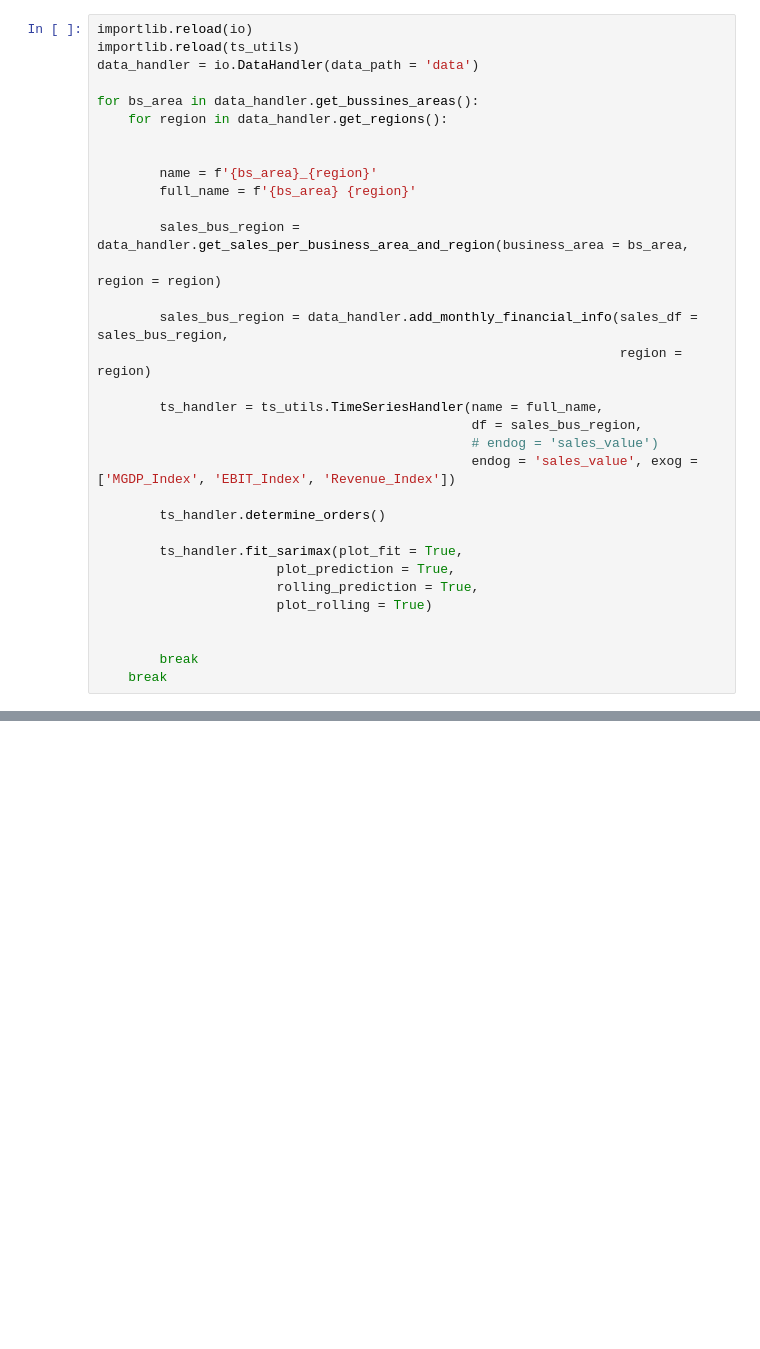
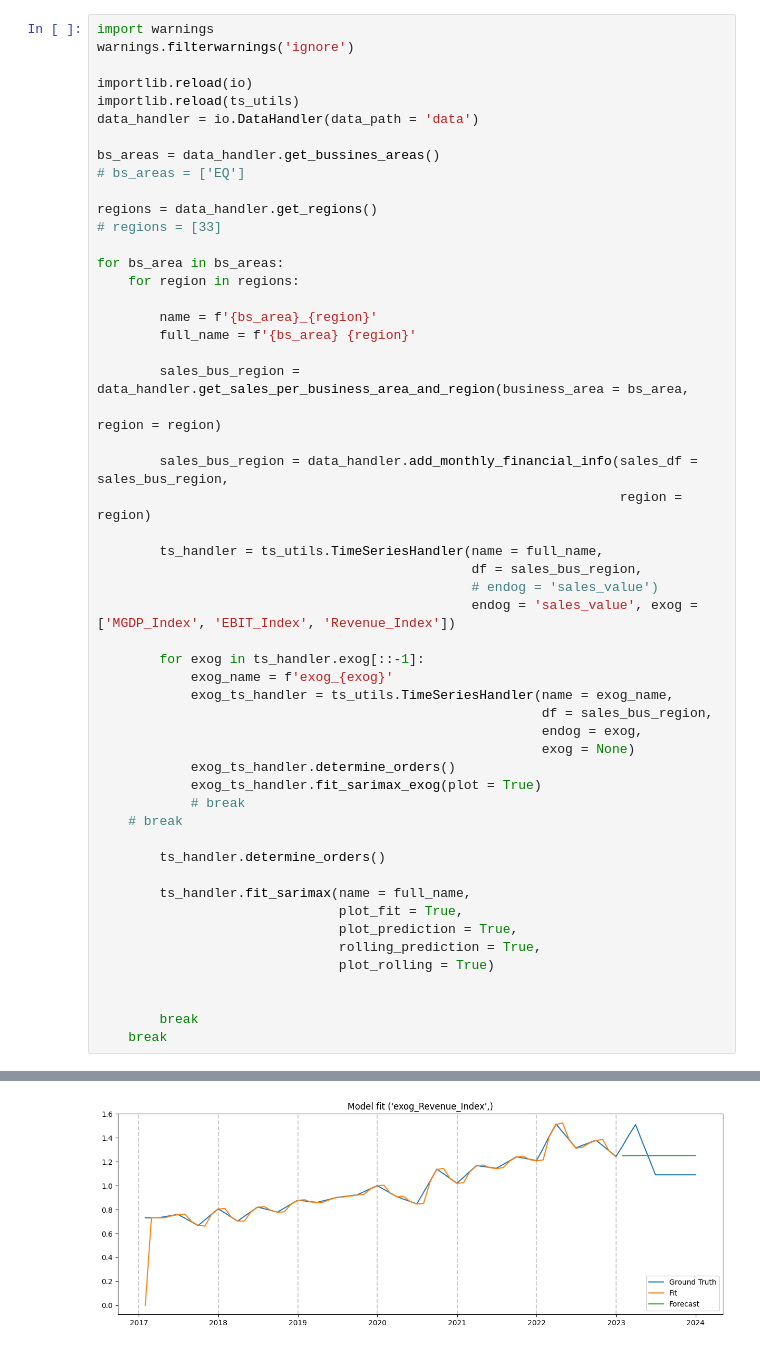
Before and after one commit to ilijavishinov/price-forecasting, a Jupyter notebook: sarimax.ipynb, the cells around one changed output, grey strips where cells are left out. Drawn from its saved outputs; the diff is of its cells as text; blank space fills up the shorter version.

Commit message:
add forecast of exog features

```diff
--- a/sarimax.ipynb
+++ b/sarimax.ipynb
@@ -18,11 +26,19 @@ from statsmodels.tsa.stattools import adfuller, pacf
 # %%
+import warnings
+warnings.filterwarnings('ignore')
+
 importlib.reload(io)
 importlib.reload(ts_utils)
 data_handler = io.DataHandler(data_path = 'data')
 
-for bs_area in data_handler.get_bussines_areas():
-    for region in data_handler.get_regions():
+bs_areas = data_handler.get_bussines_areas()
+# bs_areas = ['EQ']
 
+regions = data_handler.get_regions()
+# regions = [33]
+
+for bs_area in bs_areas:
+    for region in regions:
 
         name = f'{bs_area}_{region}'
         full_name = f'{bs_area} {region}'
@@ -38,13 +54,26 @@ for bs_area in data_handler.get_bussines_areas():
                                                 # endog = 'sales_value')
                                                 endog = 'sales_value', exog = ['MGDP_Index', 'EBIT_Index', 'Revenue_Index'])
 
+        for exog in ts_handler.exog[::-1]:
+            exog_name = f'exog_{exog}'
+            exog_ts_handler = ts_utils.TimeSeriesHandler(name = exog_name,
+                                                         df = sales_bus_region,
+                                                         endog = exog,
+                                                         exog = None)
+            exog_ts_handler.determine_orders()
+            exog_ts_handler.fit_sarimax_exog(plot = True)
+            # break
+    # break
+
         ts_handler.determine_orders()
 
-        ts_handler.fit_sarimax(plot_fit = True,
-                       plot_prediction = True,
-                       rolling_prediction = True,
-                       plot_rolling = True)
+        ts_handler.fit_sarimax(name = full_name,
+                               plot_fit = True,
+                               plot_prediction = True,
+                               rolling_prediction = True,
+                               plot_rolling = True)
 
 
         break
     break
+# %% [output]
@@ -50,0 +100 @@ for bs_area in data_handler.get_bussines_areas():
+[figure, added]
```
Also changed, not shown: parts of 2 cells of this notebook, 1 other file.
